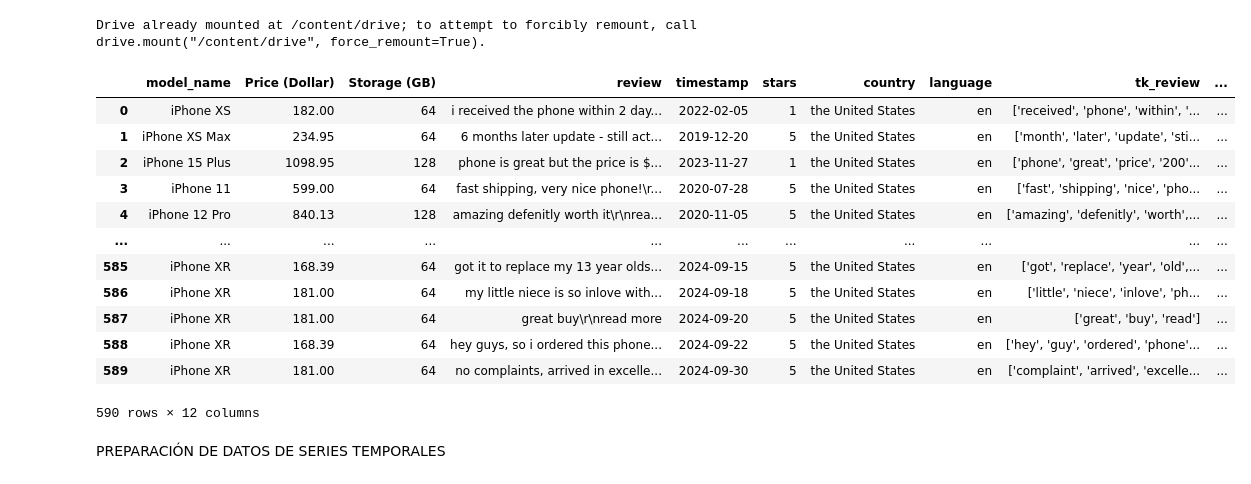
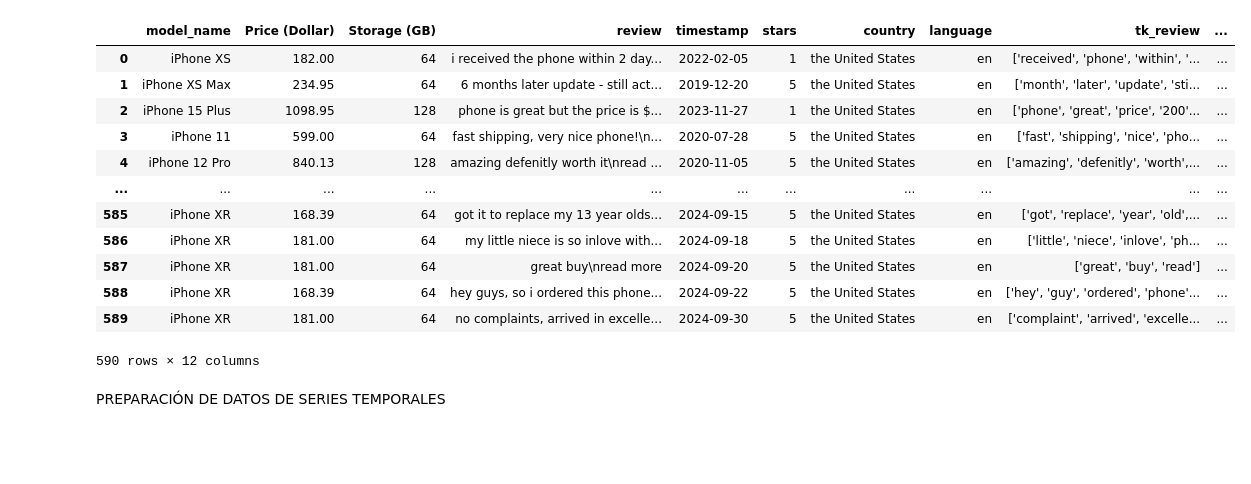
Before and after one commit to HugoFraile7/ProyectoDDCGrupoA, a Jupyter notebook: entrega_3/mineria_preparacion_series_definitivo.ipynb, the cells around one changed output. Saved outputs shown, nothing was run; the diff lists cells and outputs as text; code cells hidden in the pictures; blank space fills up the shorter version.

```diff
--- a/entrega_3/mineria_preparacion_series_definitivo.ipynb
+++ b/entrega_3/mineria_preparacion_series_definitivo.ipynb
@@ -10,27 +10,20 @@ from statsmodels.tsa import ar_model
 from sklearn.metrics import mean_squared_error
 from scipy.stats.distributions import chi2
 import warnings
-# %%
-# prompt: conecta con el drive
-
-from google.colab import drive
-drive.mount('/content/drive')
-# %% [output]
-Drive already mounted at /content/drive; to attempt to forcibly remount, call drive.mount("/content/drive", force_remount=True).
 # %%
-data= pd.read_csv(r'/content/drive/MyDrive/ProyectoDDCGrupoA/dataprocessed/datos_preprocesados_2.csv')
+data= pd.read_csv(r'../dataprocessed/datos_preprocesados_2.csv')
 data
 # %% [output]
 |  | model_name | Price (Dollar) | Storage (GB) | review | timestamp | stars | country | language | tk_review | ... |
 | 0 | iPhone XS | 182.00 | 64 | i received the phone within 2 day... | 2022-02-05 | 1 | the United States | en | ['received', 'phone', 'within', '... | ... |
 | 1 | iPhone XS Max | 234.95 | 64 | 6 months later update - still act... | 2019-12-20 | 5 | the United States | en | ['month', 'later', 'update', 'sti... | ... |
 | 2 | iPhone 15 Plus | 1098.95 | 128 | phone is great but the price is $... | 2023-11-27 | 1 | the United States | en | ['phone', 'great', 'price', '200'... | ... |
-| 3 | iPhone 11 | 599.00 | 64 | fast shipping, very nice phone!\r... | 2020-07-28 | 5 | the United States | en | ['fast', 'shipping', 'nice', 'pho... | ... |
-| 4 | iPhone 12 Pro | 840.13 | 128 | amazing defenitly worth it\r\nrea... | 2020-11-05 | 5 | the United States | en | ['amazing', 'defenitly', 'worth',... | ... |
+| 3 | iPhone 11 | 599.00 | 64 | fast shipping, very nice phone!\n... | 2020-07-28 | 5 | the United States | en | ['fast', 'shipping', 'nice', 'pho... | ... |
+| 4 | iPhone 12 Pro | 840.13 | 128 | amazing defenitly worth it\nread ... | 2020-11-05 | 5 | the United States | en | ['amazing', 'defenitly', 'worth',... | ... |
 | ... | ... | ... | ... | ... | ... | ... | ... | ... | ... | ... |
 | 585 | iPhone XR | 168.39 | 64 | got it to replace my 13 year olds... | 2024-09-15 | 5 | the United States | en | ['got', 'replace', 'year', 'old',... | ... |
 | 586 | iPhone XR | 181.00 | 64 | my little niece is so inlove with... | 2024-09-18 | 5 | the United States | en | ['little', 'niece', 'inlove', 'ph... | ... |
-| 587 | iPhone XR | 181.00 | 64 | great buy\r\nread more | 2024-09-20 | 5 | the United States | en | ['great', 'buy', 'read'] | ... |
+| 587 | iPhone XR | 181.00 | 64 | great buy\nread more | 2024-09-20 | 5 | the United States | en | ['great', 'buy', 'read'] | ... |
 | 588 | iPhone XR | 168.39 | 64 | hey guys, so i ordered this phone... | 2024-09-22 | 5 | the United States | en | ['hey', 'guy', 'ordered', 'phone'... | ... |
 | 589 | iPhone XR | 181.00 | 64 | no complaints, arrived in excelle... | 2024-09-30 | 5 | the United States | en | ['complaint', 'arrived', 'excelle... | ... |
 590 rows × 12 columns
```
Also changed, not shown: parts of 18 cells of this notebook.
